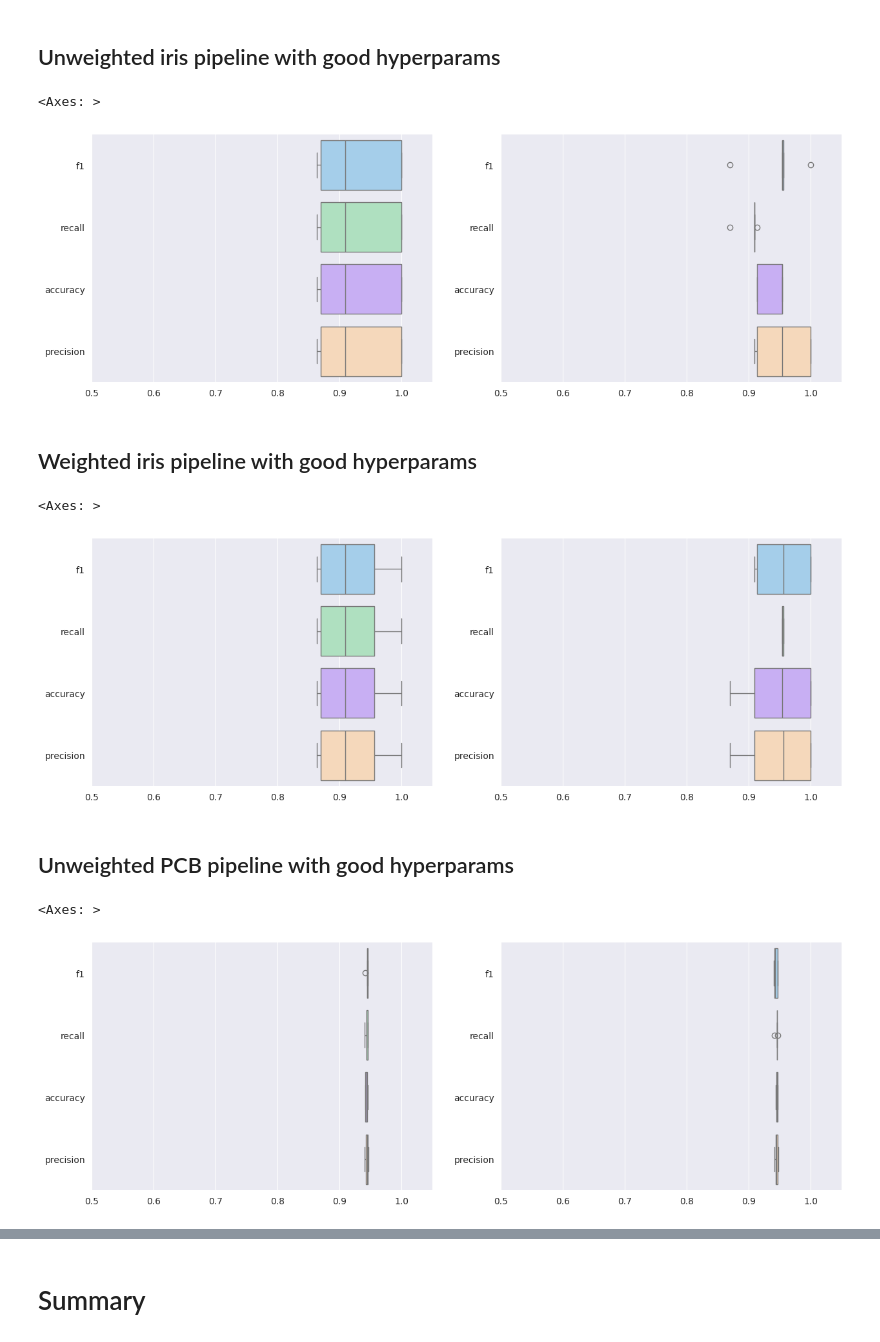
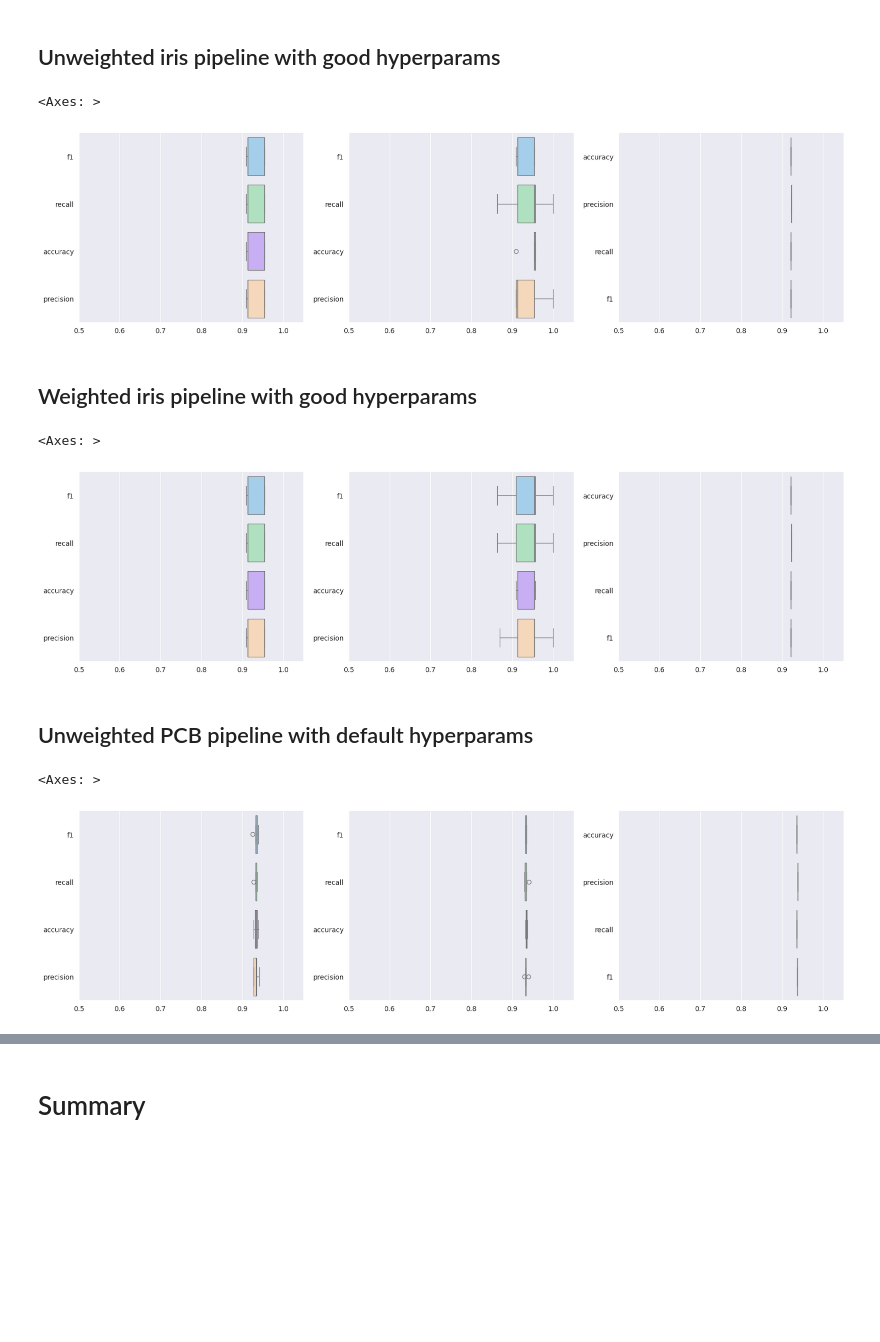
Before and after one commit to Dund33/um-3, a Jupyter notebook: trees.ipynb, the cells around one changed output, grey strips where cells are left out. Drawn from its saved outputs; the diff is of its cells as text; code cells hidden in the pictures; blank space fills up the shorter version.

Commit message:
Changed test params to be more comparable across runs

```diff
--- a/trees.ipynb
+++ b/trees.ipynb
@@ -70,6 +70,14 @@ def get_cv_metrics(pipeline, x, y, stratified=False):
     precision = cross_val_score(pipeline, x, y, cv=StratifiedKFold(shuffle=True) if stratified else 5, scoring='precision_micro')
 
     return pd.DataFrame.from_dict({'f1': f1, 'recall': recall, 'accuracy': accuracy, 'precision': precision})
+# %%
+def get_metrics(pipeline, x_test, y_test):
+    y_pred = pipeline.predict(x_test)
+    f1 = f1_score(y_test, y_pred, average='micro')
+    recall = recall_score(y_test, y_pred, average='micro')
+    accuracy = accuracy_score(y_test, y_pred)
+    precision = precision_score(y_test, y_pred, average='micro')
+    return pd.DataFrame.from_dict({'f1': f1, 'recall': recall, 'accuracy': accuracy, 'precision': precision})
 # %%
 def get_metrics(pipeline, x_test, y_test):
     y_pred = pipeline.predict(x_test)
@@ -77,7 +85,7 @@ def get_metrics(pipeline, x_test, y_test):
     precision = precision_score(y_test, y_pred, average='weighted')
     recall = recall_score(y_test, y_pred, average='weighted')
     f1 = f1_score(y_test, y_pred, average='weighted')
-    return pd.DataFrame.from_dict({'accuracy': accuracy, 'precision': precision, 'recall': recall, 'f1': f1})
+    return pd.DataFrame.from_dict({'accuracy': [accuracy], 'precision': [precision], 'recall': [recall], 'f1': [f1]})
 # %%
 import os.path
 import pickle as pkl
@@ -213,41 +225,53 @@ plot_tree(max_depth_tree['classifier'], ax=ax)
 # %%
 iris_pipeline_unweighted = build_for_hyperparams(hyperparams_iris_unweighted, False)
 iris_metrics_unweighted = get_cv_metrics(iris_pipeline_unweighted, x_iris, y_iris, False)
 iris_metrics_unweighted_stratified = get_cv_metrics(iris_pipeline_unweighted, x_iris, y_iris, True)
-_, (ax1, ax2) = plt.subplots(1, 2, figsize=(15,5))
+iris_pipeline_unweighted.fit(x_iris, y_iris)
+iris_metrics_test_unweighted = get_metrics(iris_pipeline_unweighted, x_iris_test, y_iris_test)
+_, (ax1, ax2, ax3) = plt.subplots(1, 3, figsize=(20,5))
 ax1.set_xlim(0.5, 1.05)
 ax2.set_xlim(0.5, 1.05)
+ax3.set_xlim(0.5, 1.05)
 sns.boxplot(data=iris_metrics_unweighted, palette=colors, orient='h', ax=ax1)
 sns.boxplot(data=iris_metrics_unweighted_stratified, palette=colors, orient='h', ax=ax2)
+sns.boxplot(data=iris_metrics_test_unweighted, palette=colors, orient='h', ax=ax3)
 # %% [output]
 <Axes: >
-[figure, old version]
+[figure, new version]
 # %% [markdown]
 ## Weighted iris pipeline with good hyperparams
 # %%
 iris_pipeline_weighted = build_for_hyperparams(hyperparams_iris_weighted, True)
 iris_metrics_weighted = get_cv_metrics(iris_pipeline_weighted, x_iris, y_iris, False)
 iris_metrics_weighted_stratified = get_cv_metrics(iris_pipeline_weighted, x_iris, y_iris, True)
-_, (ax1, ax2) = plt.subplots(1, 2, figsize=(15,5))
+iris_pipeline_weighted.fit(x_iris, y_iris)
+iris_metrics_weighted_test = get_metrics(iris_pipeline_weighted, x_iris_test, y_iris_test)
+_, (ax1, ax2, ax3) = plt.subplots(1, 3, figsize=(20,5))
 ax1.set_xlim(0.5, 1.05)
 ax2.set_xlim(0.5, 1.05)
+ax3.set_xlim(0.5, 1.05)
 sns.boxplot(data=iris_metrics_weighted, palette=colors, orient='h', ax=ax1)
 sns.boxplot(data=iris_metrics_weighted_stratified, palette=colors, orient='h', ax=ax2)
+sns.boxplot(data=iris_metrics_weighted_test, palette=colors, orient='h', ax=ax3)
 # %% [output]
 <Axes: >
-[figure, old version]
+[figure, new version]
 # %% [markdown]
-## Unweighted PCB pipeline with good hyperparams
+## Unweighted PCB pipeline with default hyperparams
 # %%
-pcb_pipeline_unweighted = build_for_hyperparams(hyperparams_pcb_unweighted, False)
+pcb_pipeline_unweighted = build_pipeline()
 pcb_metrics_unweighted = get_cv_metrics(pcb_pipeline_unweighted, x_companies, y_companies, False)
 pcb_metrics_unweighted_stratified = get_cv_metrics(pcb_pipeline_unweighted, x_companies, y_companies, True)
-_, (ax1, ax2) = plt.subplots(1, 2, figsize=(15,5))
+pcb_pipeline_unweighted.fit(x_companies, y_companies)
+pcb_metrics_unweighted_test = get_metrics(pcb_pipeline_unweighted, x_companies_test, y_companies_test)
+_, (ax1, ax2, ax3) = plt.subplots(1, 3, figsize=(20,5))
 ax1.set_xlim(0.5, 1.05)
 ax2.set_xlim(0.5, 1.05)
+ax3.set_xlim(0.5, 1.05)
 sns.boxplot(data=pcb_metrics_unweighted, palette=colors, orient='h', ax=ax1)
 sns.boxplot(data=pcb_metrics_unweighted_stratified, palette=colors, orient='h', ax=ax2)
+sns.boxplot(data=pcb_metrics_unweighted_test, palette=colors, orient='h', ax=ax3)
 # %% [output]
 <Axes: >
-[figure, old version]
+[figure, new version]
 # %% [markdown]
```
Also changed, not shown: parts of 6 cells of this notebook.
